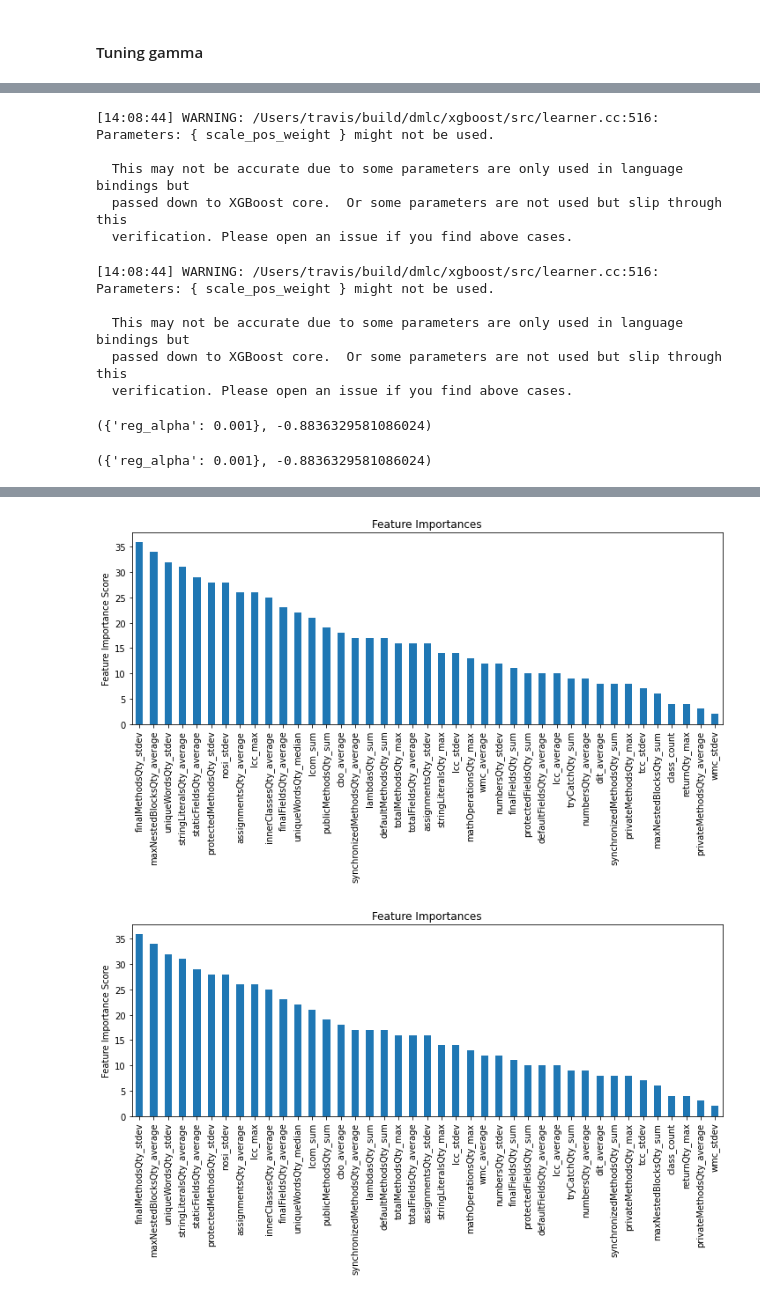
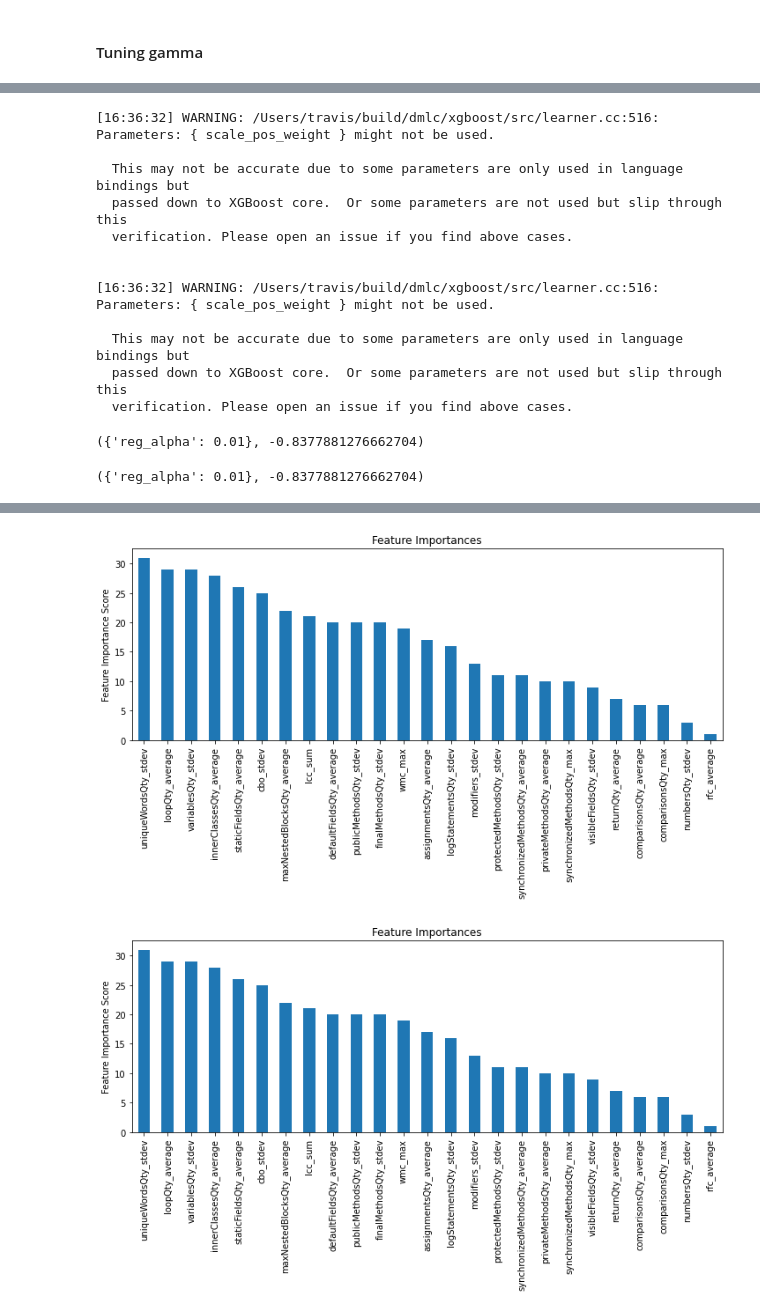
Before and after one commit to reusability/research, a Jupyter notebook: XGBoost_GT_3.ipynb, the cells around one changed output, grey strips where cells are left out. Saved outputs shown, nothing was run; the diff lists cells and outputs as text; code cells hidden in the pictures.

```diff
--- a/XGBoost_GT_3.ipynb
+++ b/XGBoost_GT_3.ipynb
@@ -19,7 +19,7 @@ rcParams['figure.figsize'] = 12, 4
 train = pd.read_csv('./data/aggregate_201019.csv')
 target = 'reuse'
 IDcol = 'project'
-train.dropna()
+train.dropna(inplace=True)
 train.pop('maven_release')
 train.pop('release')
 # %% [output]
@@ -384,8 +390,8 @@ xgb2 = XGBClassifier(
  learning_rate =0.1,
  n_estimators=1000,
  max_depth=2,
- min_child_weight=1,
- gamma=0.0,
+ min_child_weight=4,
+ gamma=0.3,
  subsample=0.8,
  colsample_bytree=0.8,
  objective= 'multi:softprob',
@@ -495,37 +507,39 @@ Parameters: { scale_pos_weight } might not be used.
 param_test7 = {
  'reg_alpha':[0, 0.001, 0.005, 0.01, 0.05]
 }
-gsearch7 = GridSearchCV(estimator = XGBClassifier( learning_rate =0.1, n_estimators=39, max_depth=2,
- min_child_weight=1, gamma=0.0, subsample=0.9, colsample_bytree=0.6,
+gsearch7 = GridSearchCV(estimator = XGBClassifier( learning_rate =0.1, n_estimators=34, max_depth=2,
+ min_child_weight=4, gamma=0.3, subsample=0.9, colsample_bytree=0.75,
  objective= 'multi:softprob', nthread=4, scale_pos_weight=1,seed=27, num_class=3),
  param_grid = param_test7, scoring='neg_log_loss',n_jobs=4,iid=False, cv=5)
 gsearch7.fit(train[predictors],train[target])
 gsearch7.best_params_, gsearch7.best_score_
 # %% [output]
-[14:08:44] WARNING: /Users/travis/build/dmlc/xgboost/src/learner.cc:516:
+[16:36:32] WARNING: /Users/travis/build/dmlc/xgboost/src/learner.cc:516:
 Parameters: { scale_pos_weight } might not be used.
 
   This may not be accurate due to some parameters are only used in language bindings but
   passed down to XGBoost core.  Or some parameters are not used but slip through this
   verification. Please open an issue if you find above cases.
+
+
+[16:36:32] WARNING: /Users/travis/build/dmlc/xgboost/src/learner.cc:516:
+Parameters: { scale_pos_weight } might not be used.
+
+  This may not be accurate due to some parameters are only used in language bindings but
+  passed down to XGBoost core.  Or some parameters are not used but slip through this
+  verification. Please open an issue if you find above cases.
-[14:08:44] WARNING: /Users/travis/build/dmlc/xgboost/src/learner.cc:516:
-Parameters: { scale_pos_weight } might not be used.
-
-  This may not be accurate due to some parameters are only used in language bindings but
-  passed down to XGBoost core.  Or some parameters are not used but slip through this
-  verification. Please open an issue if you find above cases.
+({'reg_alpha': 0.01}, -0.8377881276662704)
-({'reg_alpha': 0.001}, -0.8836329581086024)
+({'reg_alpha': 0.01}, -0.8377881276662704)
-({'reg_alpha': 0.001}, -0.8836329581086024)
 # %%
 xgb3 = XGBClassifier(
  learning_rate =0.1,
  n_estimators=1000,
  max_depth=2,
- min_child_weight=1,
- gamma=0.0,
+ min_child_weight=4,
+ gamma=0.3,
  subsample=0.9,
- colsample_bytree=0.6,
- reg_alpha=0.001,
+ colsample_bytree=0.75,
+ reg_alpha=0.01,
  objective= 'multi:softprob',
  num_class=3,
  nthread=4,
@@ -553,3 +567,3 @@ Accuracy : 0.7791
-[figure, old version]
+[figure, new version]
-[figure, old version]
+[figure, new version]
 # %% [markdown]
```
Also changed, not shown: parts of 23 cells of this notebook, 2 other files.
